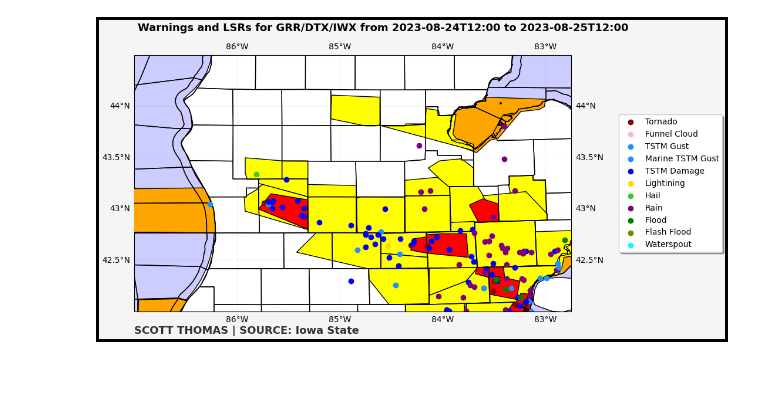
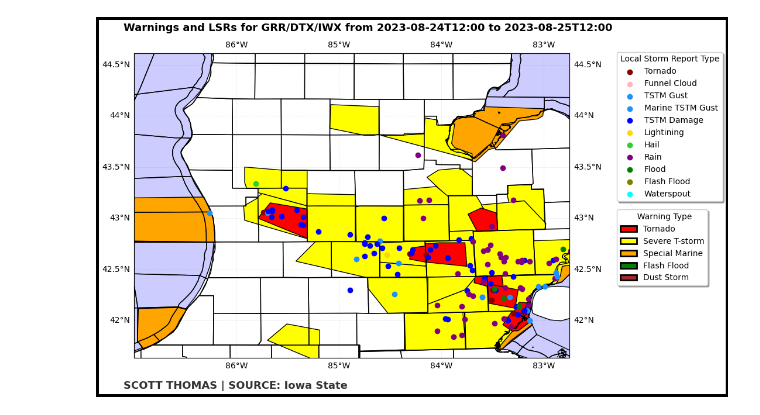
Before and after one commit to scottthomaswx/WarningPlotter, a Jupyter notebook: Warning_Plotter.ipynb, the cells around one changed output. Drawn from its saved outputs; the diff is of its cells as text; code cells hidden in the pictures; blank space fills up the shorter version.

Commit message:
Update: Warning Type Legend, LSR Legend Title, Consistent Axis Aspect Ratio

```diff
--- a/Warning_Plotter.ipynb
+++ b/Warning_Plotter.ipynb
@@ -34,6 +35,11 @@ WFO_List = 'GRR/DTX/IWX' #@param {type:"string"}
 
 Begins = '2023-08-24T12:00' #@param {type:"string"}
 Ends = '2023-08-25T12:00' #@param {type:"string"}
+
+WestLong = -87 # @param {type:"number"}
+EastLong = -82.75 # @param {type:"number"}
+NorthLat = 44.25 # @param {type:"number"}
+SouthLat = 42 # @param {type:"number"}
 
 #Pull Warnings
 Warn1 = geopandas.read_file('https://mesonet.agron.iastate.edu/api/1/cow.json?wfo='+WFO_1+'&begints='+Begins+':00Z&endts='+Ends+':00Z&hailsize=1&wind=58&phenomena=TO&phenomena=SV&phenomena=MA&phenomena=FF&phenomena=DS&lsrtype=T&lsrtype=D&lsrtype=H&lsrtype=G&lsrtype=MA&lsrtype=FF&lsrtype=DS&lsrbuffer=15&warningbuffer=1')
@@ -130,10 +136,12 @@ MarZoneMap.geometry = mzone_file['geometry']
 Warngeo = PlotGeometry()
 Warngeo.geometry = Warn1['geometry']
 # %%
-fig = plt.figure(figsize=(12, 12), facecolor='whitesmoke', edgecolor="black", linewidth =6)
+fig = plt.figure(figsize=(12, 12), facecolor='white', edgecolor="black", linewidth =6)
 ax=fig.add_subplot(1,1,1, projection=ccrs.PlateCarree())
-ax.set_extent((-87, -82.75, 42, 44.5))
-
+ax.set_extent((WestLong, EastLong, SouthLat, NorthLat))
+ax.set_box_aspect(0.7)
+axb = ax.twinx()
+axb.set_box_aspect(0.7)
 #Add Geometries
 ax.add_geometries(TORWarn.geometry, crs = ccrs.PlateCarree(), facecolor =  'red', edgecolor = 'black', zorder = 998)
 ax.add_geometries(SVRWarn.geometry, crs = ccrs.PlateCarree(), facecolor =  'yellow', edgecolor = 'black', zorder = 997)
@@ -187,42 +195,53 @@ try:
 
 
 except:
   pass
 try:
   ax.scatter(y = TORSR3['LAT'], x = TORSR3['LON'], zorder=999, color = 'darkred')
   ax.scatter(y = FNCSR3['LAT'], x = FNCSR3['LON'], zorder=999, color = 'lightpink')
   ax.scatter(y = TSGSR3['LAT'], x = TSGSR3['LON'], zorder=999, color = 'dodgerblue')
   ax.scatter(y = TSDSR3['LAT'], x = TSDSR3['LON'], zorder=999, color = 'blue')
   ax.scatter(y = LTGSR3['LAT'], x = LTGSR3['LON'], zorder=999, color = 'gold')
   ax.scatter(y = HALSR3['LAT'], x = HALSR3['LON'], zorder=999, color = 'limegreen')
   ax.scatter(y = RANSR3['LAT'], x = RANSR3['LON'], zorder=999, color = 'purple')
   ax.scatter(y = FLDSR3['LAT'], x = FLDSR3['LON'], zorder=999, color = 'green')
   ax.scatter(y = FFDSR3['LAT'], x = FFDSR3['LON'], zorder=999, color = 'olive')
   ax.scatter(y = MTGSR3['LAT'], x = MTGSR3['LON'], zorder=999, color = 'dodgerblue')
   ax.scatter(y = WSTSR3['LAT'], x = WSTSR3['LON'], zorder=999, color = 'cyan')
-
-
 except:
   pass
+
+TORW = mpatches.Rectangle((0, 0), 1, 0.1, linewidth=2, edgecolor='black', facecolor='red')
+SMW = mpatches.Rectangle((0, 0), 1, 0.1, linewidth=2, edgecolor='black', facecolor='orange')
+SVRW = mpatches.Rectangle((0, 0), 1, 0.1, linewidth=2, edgecolor='black', facecolor='yellow')
+FFW = mpatches.Rectangle((0, 0), 1, 0.1, linewidth=2, edgecolor='black', facecolor='green')
+DSTW = mpatches.Rectangle((0, 0), 1, 0.1, linewidth=2, edgecolor='black', facecolor='brown')
+
+axb.legend([TORW, SVRW, SMW, FFW, DSTW], ['Tornado', 'Severe T-storm', 'Special Marine', 'Flash Flood', 'Dust Storm'],
+            loc='upper left', fontsize=10, facecolor='white', markerscale=8,
+            labelcolor='k', title='  Warning Type', title_fontsize=10,
+           bbox_to_anchor=(1.10, 0.5), fancybox=True, shadow=True,).set_zorder(10)
 
 ax.coastlines(color='black',resolution='10m',zorder=99)
 ax.add_feature(cfeat.STATES.with_scale('50m'),edgecolor='black', zorder=9)
 ax.add_feature(USCOUNTIES, facecolor='None', edgecolor='black', zorder=998)
 lake = cfeat.NaturalEarthFeature('physical', 'lakes', '50m', edgecolor='blue', facecolor='blue', alpha=0.2)
 ax.add_feature(lake)
-plt.figtext(0.125, 0.27, f'SCOTT THOMAS | SOURCE: Iowa State', weight='bold', color='black', fontsize=13, ha='left', alpha=0.8)
-plt.figtext(0.13, 0.70, f'Warnings and LSRs for {WFO_List} from {Begins} to {Ends}', ha='left', weight='bold', fontsize=13)
-plt.legend()
+plt.figtext(0.11, 0.22, f'SCOTT THOMAS | SOURCE: Iowa State', weight='bold', color='black', fontsize=13, ha='left', alpha=0.8)
+plt.figtext(0.11, 0.73, f'Warnings and LSRs for {WFO_List} from {Begins} to {Ends}', ha='left', weight='bold', fontsize=13)
 gl = ax.gridlines(draw_labels = True, x_inline = False, y_inline = False, rotate_labels = False, linewidth = 0.5, linestyle = '--', color = 'black', alpha = 0.1)
 gl.x_labels_top = False
 gl.x_labels_bottom = True
+axb.grid(False)
+axb.set_xticks([])
+axb.set_yticks([])
 box1 = ax.get_position()
 ax.set_position([box1.x0, box1.y0, box1.width * 0.8, box1 .height*0.95])
-ax.legend(loc='center left', bbox_to_anchor=(1.10, 0.5),
-    ncol=1, fancybox=True, shadow=True)
-plt.savefig('WarningsLSRs.png')
+ax.legend(loc='lower left', bbox_to_anchor=(1.10, 0.5),
+    ncol=1, fancybox=True, shadow=True, title = 'Local Storm Report Type')
+plt.savefig(f'WarningsLSRs{Ends}.png')
 # %% [output]
-[figure, old version]
+[figure, new version]
 # %%
 #Clear CWA 2/3 Warnings and LSRs for Additional Plots
 try:
```
Also changed, not shown: parts of 1 cell of this notebook.
